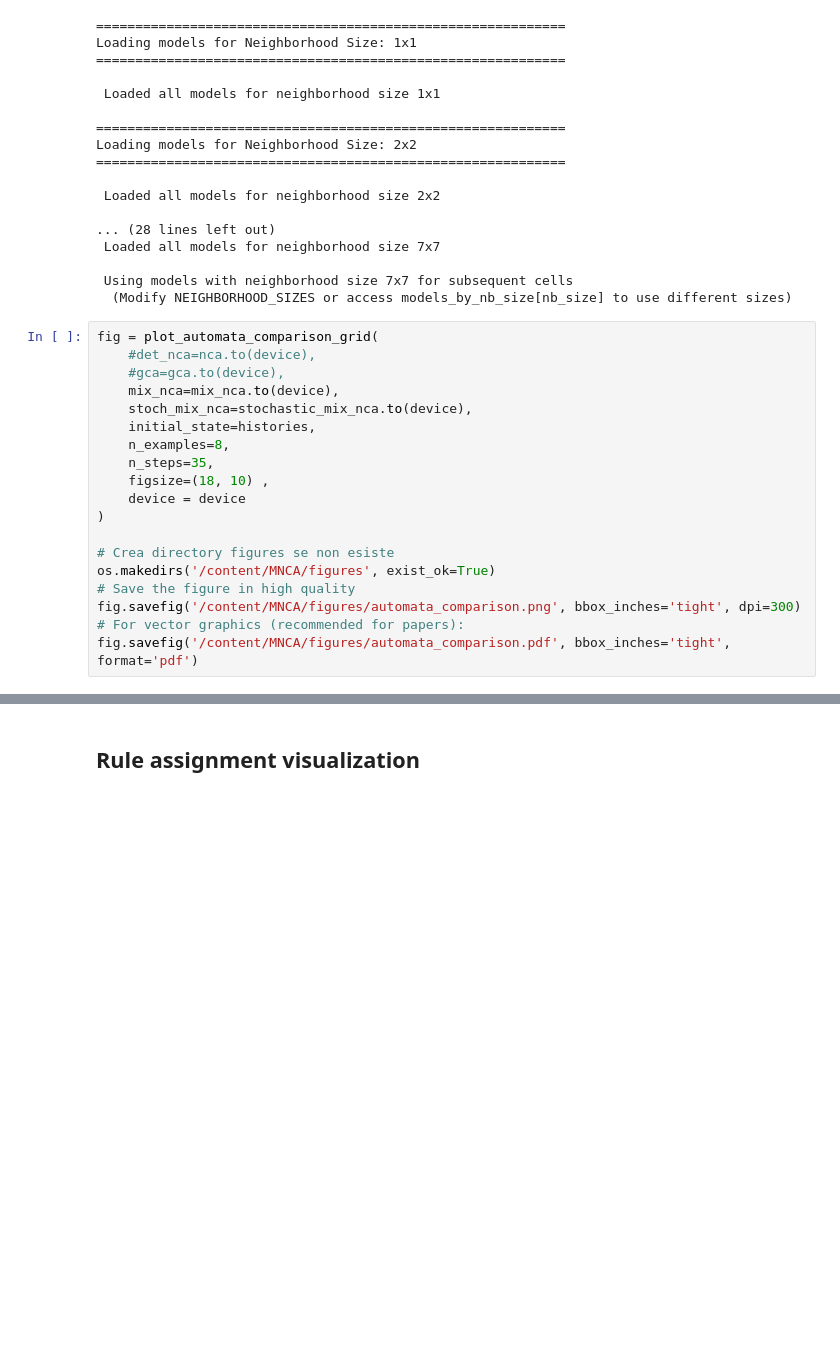
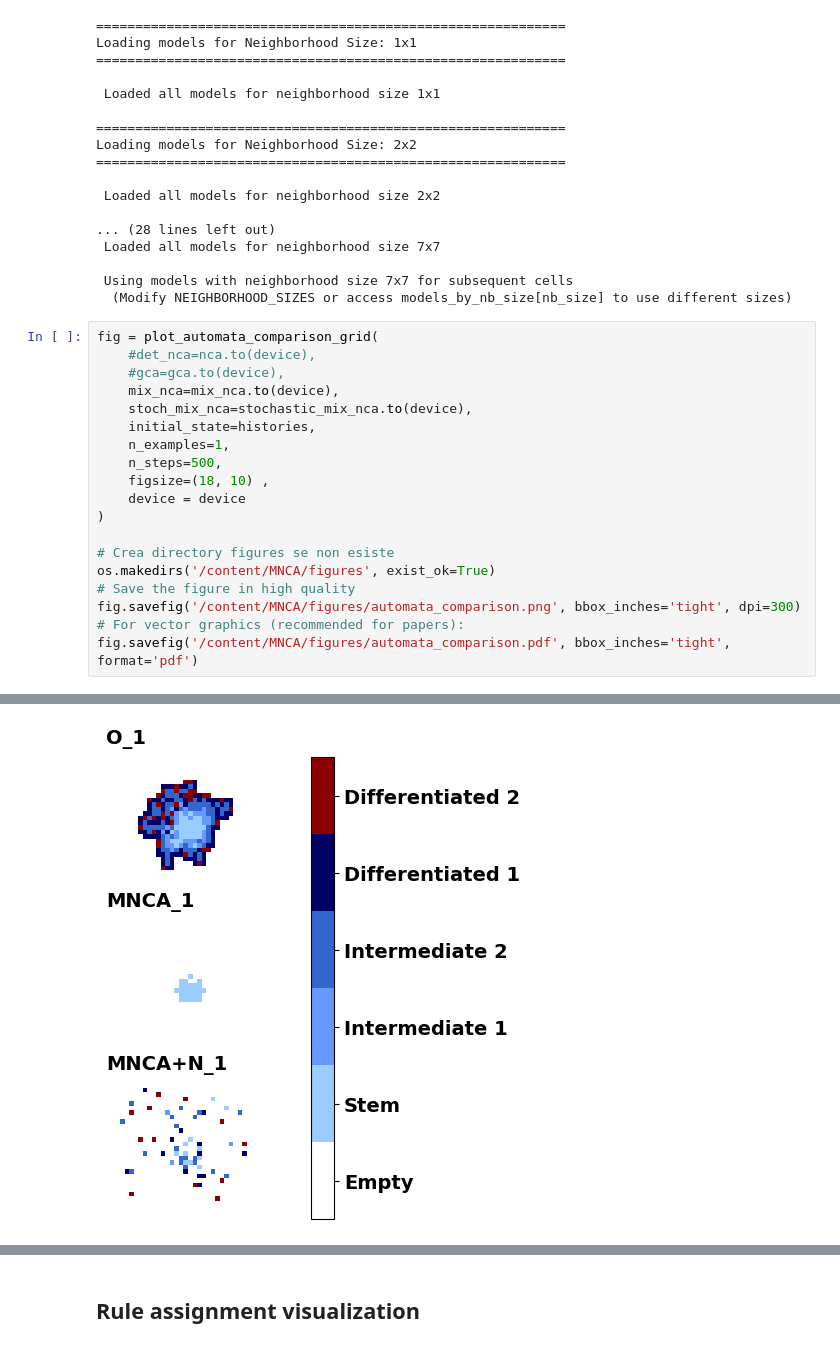
Before and after one commit to DaddarioLuigi/MNCA, a Jupyter notebook: notebooks/tissue_simulation_MNCA.ipynb, the cells around one changed output, grey strips where cells are left out. Saved outputs shown, nothing was run; the diff lists cells and outputs as text; blank space fills up the shorter version.

```diff
--- a/notebooks/tissue_simulation_MNCA.ipynb
+++ b/notebooks/tissue_simulation_MNCA.ipynb
@@ -530,8 +541,8 @@ fig = plot_automata_comparison_grid(
     mix_nca=mix_nca.to(device),
     stoch_mix_nca=stochastic_mix_nca.to(device),
     initial_state=histories,
-    n_examples=8,
-    n_steps=35,
+    n_examples=1,
+    n_steps=500,
     figsize=(18, 10) ,
     device = device
 )
@@ -547 +574,2 @@ Error:
+[figure, added]
 # %%
```
Also changed, not shown: parts of 12 cells of this notebook.
